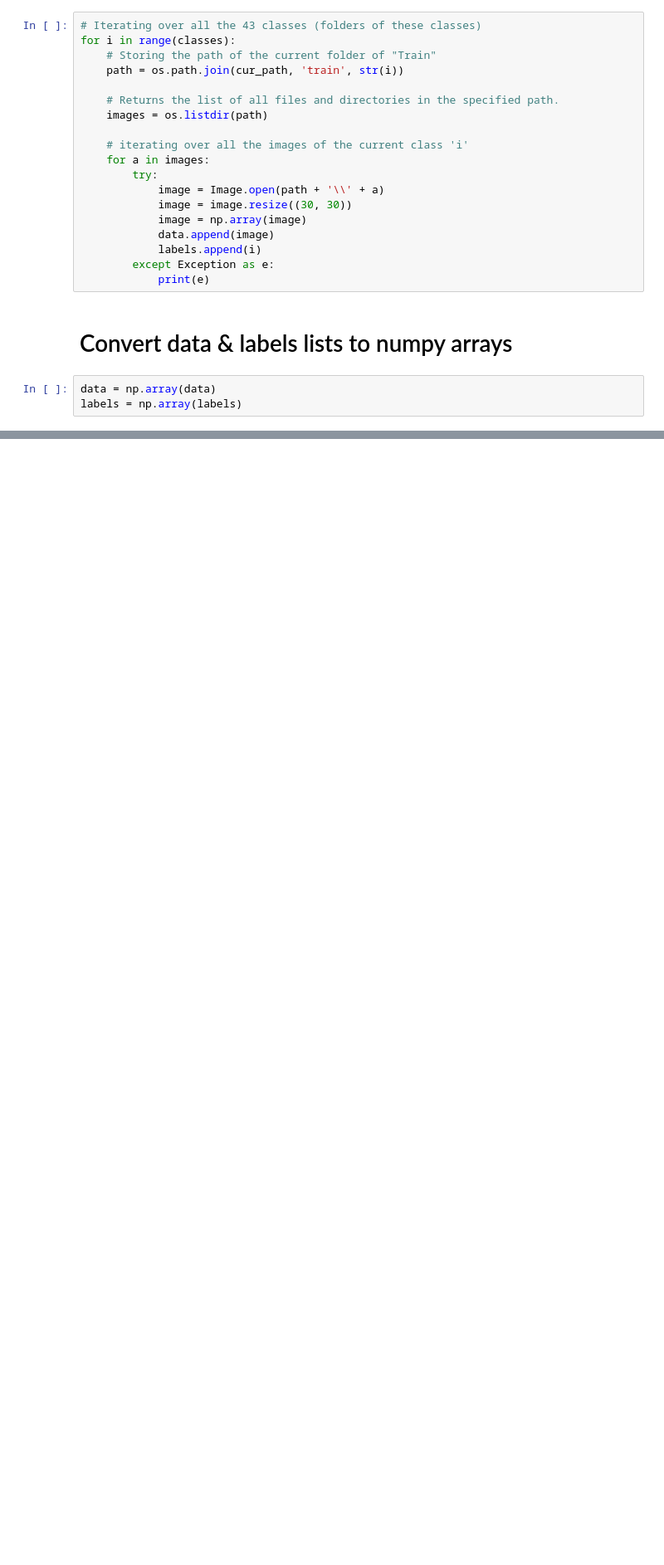
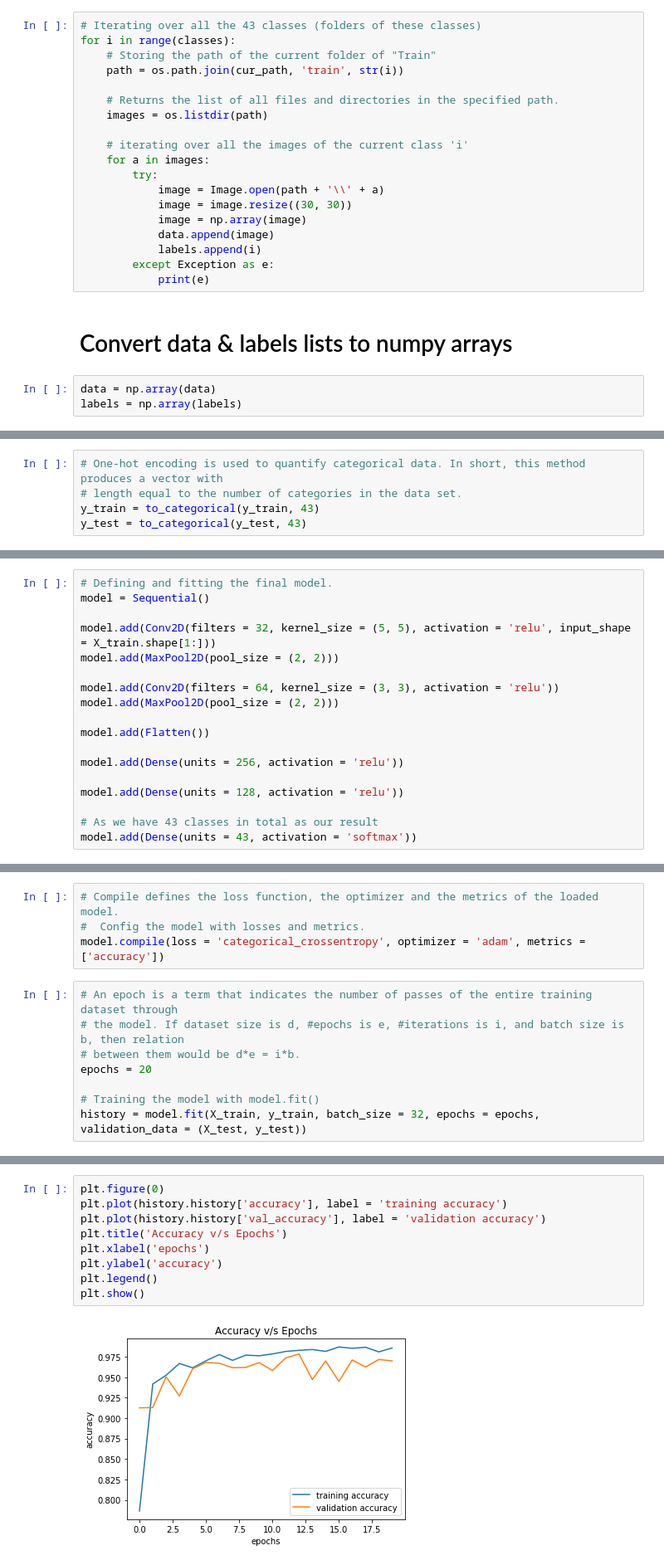
Before and after one commit to Edith-3000/Evaluation-of-Traffic-Sign-Recognition-by-CNN-Models, a Jupyter notebook: traffic_sign_recognition.ipynb, the cells around one changed output, grey strips where cells are left out. Shown: that part at 83% size. Saved outputs shown, nothing was run; the diff lists cells and outputs as text; blank space fills up the shorter version.

```diff
--- a/traffic_sign_recognition.ipynb
+++ b/traffic_sign_recognition.ipynb
@@ -88,0 +119,5 @@ labels = np.array(labels)
+# %%
+# One-hot encoding is used to quantify categorical data. In short, this method produces a vector with
+# length equal to the number of categories in the data set.
+y_train = to_categorical(y_train, 43)
+y_test = to_categorical(y_test, 43)
@@ -88,0 +126,18 @@ labels = np.array(labels)
+# %%
+# Defining and fitting the final model.
+model = Sequential()
+
+model.add(Conv2D(filters = 32, kernel_size = (5, 5), activation = 'relu', input_shape = X_train.shape[1:]))
+model.add(MaxPool2D(pool_size = (2, 2)))
+
+model.add(Conv2D(filters = 64, kernel_size = (3, 3), activation = 'relu'))
+model.add(MaxPool2D(pool_size = (2, 2)))
+
+model.add(Flatten())
+
+model.add(Dense(units = 256, activation = 'relu'))
+
+model.add(Dense(units = 128, activation = 'relu'))
+
+# As we have 43 classes in total as our result
+model.add(Dense(units = 43, activation = 'softmax'))
@@ -88,0 +146,12 @@ labels = np.array(labels)
+# %%
+# Compile defines the loss function, the optimizer and the metrics of the loaded model.
+#  Config the model with losses and metrics.
+model.compile(loss = 'categorical_crossentropy', optimizer = 'adam', metrics = ['accuracy'])
+# %%
+# An epoch is a term that indicates the number of passes of the entire training dataset through
+# the model. If dataset size is d, #epochs is e, #iterations is i, and batch size is b, then relation
+# between them would be d*e = i*b.
+epochs = 20
+
+# Training the model with model.fit()
+history = model.fit(X_train, y_train, batch_size = 32, epochs = epochs, validation_data = (X_test, y_test))
@@ -88,0 +178,11 @@ labels = np.array(labels)
+# %%
+plt.figure(0)
+plt.plot(history.history['accuracy'], label = 'training accuracy')
+plt.plot(history.history['val_accuracy'], label = 'validation accuracy')
+plt.title('Accuracy v/s Epochs')
+plt.xlabel('epochs')
+plt.ylabel('accuracy')
+plt.legend()
+plt.show()
+# %% [output]
+[figure, added]
```
Also changed, not shown: parts of 31 cells of this notebook.
